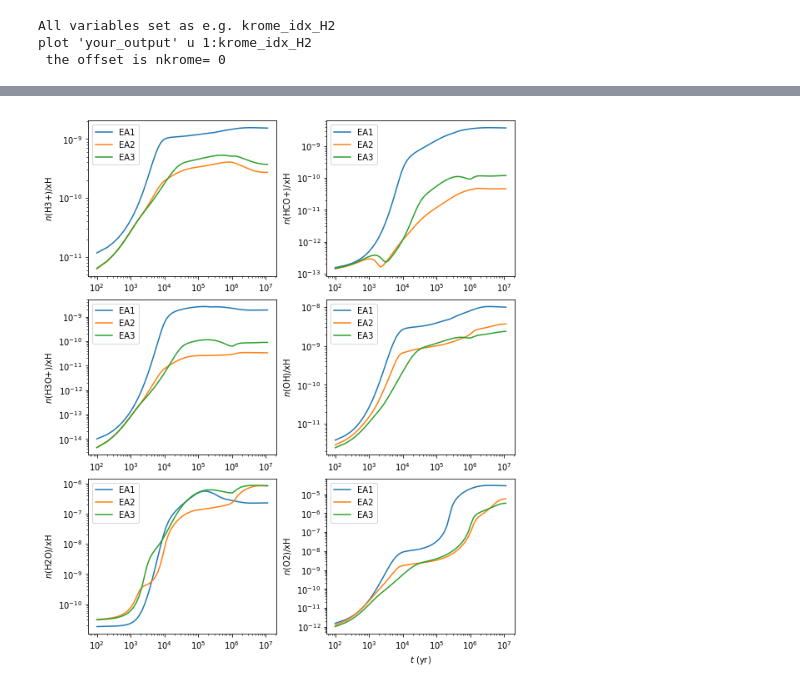
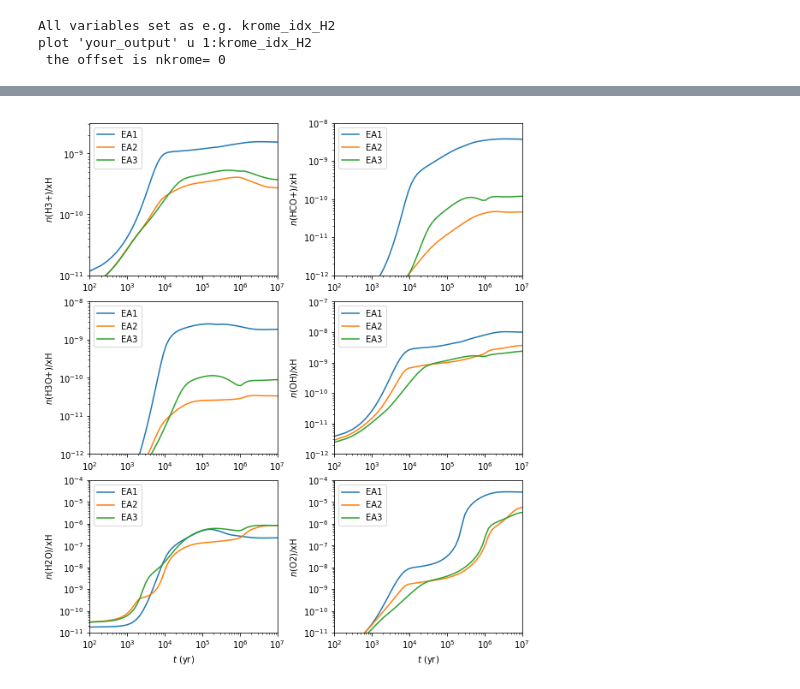
Before and after one commit to slowdivePTG/X-ray-chemistry, a Jupyter notebook: KROME/Herbst 2008 EA1+EA2+EA3/data/Repeat.ipynb, the cells around one changed output, grey strips where cells are left out. Saved outputs shown, nothing was run; the diff lists cells and outputs as text; code cells hidden in the pictures.

```diff
--- a/KROME/Herbst 2008 EA1+EA2+EA3/data/Repeat.ipynb
+++ b/KROME/Herbst 2008 EA1+EA2+EA3/data/Repeat.ipynb
@@ -38,19 +38,54 @@ plt.savefig('1.eps')
-# %%
-plt.figure(figsize=(8,9))
-species_list = ['H3j','HCOj','H3Oj','OH','H2O','O2']
-j = 1
-for i in species_list:
-    plt.subplot(3,2,j)
-    j += 1
-    plot_fig('EA1', i)
-    plot_fig('EA2', i)
-    plot_fig('EA3', i)
-    if j>=len(species_list):
-        plt.xlabel(r'$t$ (yr)')
-plt.tight_layout(pad=0.4)
-plt.savefig('2.eps')
-# %% [output]
-[figure, removed]
+# %%
+plt.figure(figsize=(8,9))
+species_list = ['H3j','HCOj','H3Oj','OH','H2O','O2']
+plt.subplot(3,2,1)
+plot_fig('EA1', 'H3j')
+plot_fig('EA2', 'H3j')
+plot_fig('EA3', 'H3j')
+plt.xlim([1e2,1e7])
+plt.ylim([1e-11,10**(-8.5)])
+
+plt.subplot(3,2,2)
+plot_fig('EA1', 'HCOj')
+plot_fig('EA2', 'HCOj')
+plot_fig('EA3', 'HCOj')
+plt.xlim([1e2,1e7])
+plt.ylim([1e-12,1e-8])
+
+plt.subplot(3,2,3)
+plot_fig('EA1', 'H3Oj')
+plot_fig('EA2', 'H3Oj')
+plot_fig('EA3', 'H3Oj')
+plt.xlim([1e2,1e7])
+plt.ylim([1e-12,1e-8])
+
+plt.subplot(3,2,4)
+plot_fig('EA1', 'OH')
+plot_fig('EA2', 'OH')
+plot_fig('EA3', 'OH')
+plt.xlim([1e2,1e7])
+plt.ylim([1e-12,1e-7])
+
+plt.subplot(3,2,5)
+plot_fig('EA1', 'H2O')
+plot_fig('EA2', 'H2O')
+plot_fig('EA3', 'H2O')
+plt.xlabel(r'$t$ (yr)')
+plt.xlim([1e2,1e7])
+plt.ylim([1e-11,1e-4])
+
+plt.subplot(3,2,6)
+plot_fig('EA1', 'O2')
+plot_fig('EA2', 'O2')
+plot_fig('EA3', 'O2')
+plt.xlabel(r'$t$ (yr)')
+plt.xlim([1e2,1e7])
+plt.ylim([1e-11,1e-4])
+
+plt.tight_layout(pad=0.4)
+plt.savefig('2.eps')
+# %% [output]
+[figure, added]
 # %%
 species_list = ['C3H2','HC3N']
 for i in species_list:
```
Also changed, not shown: parts of 2 cells of this notebook, 4 other files.
